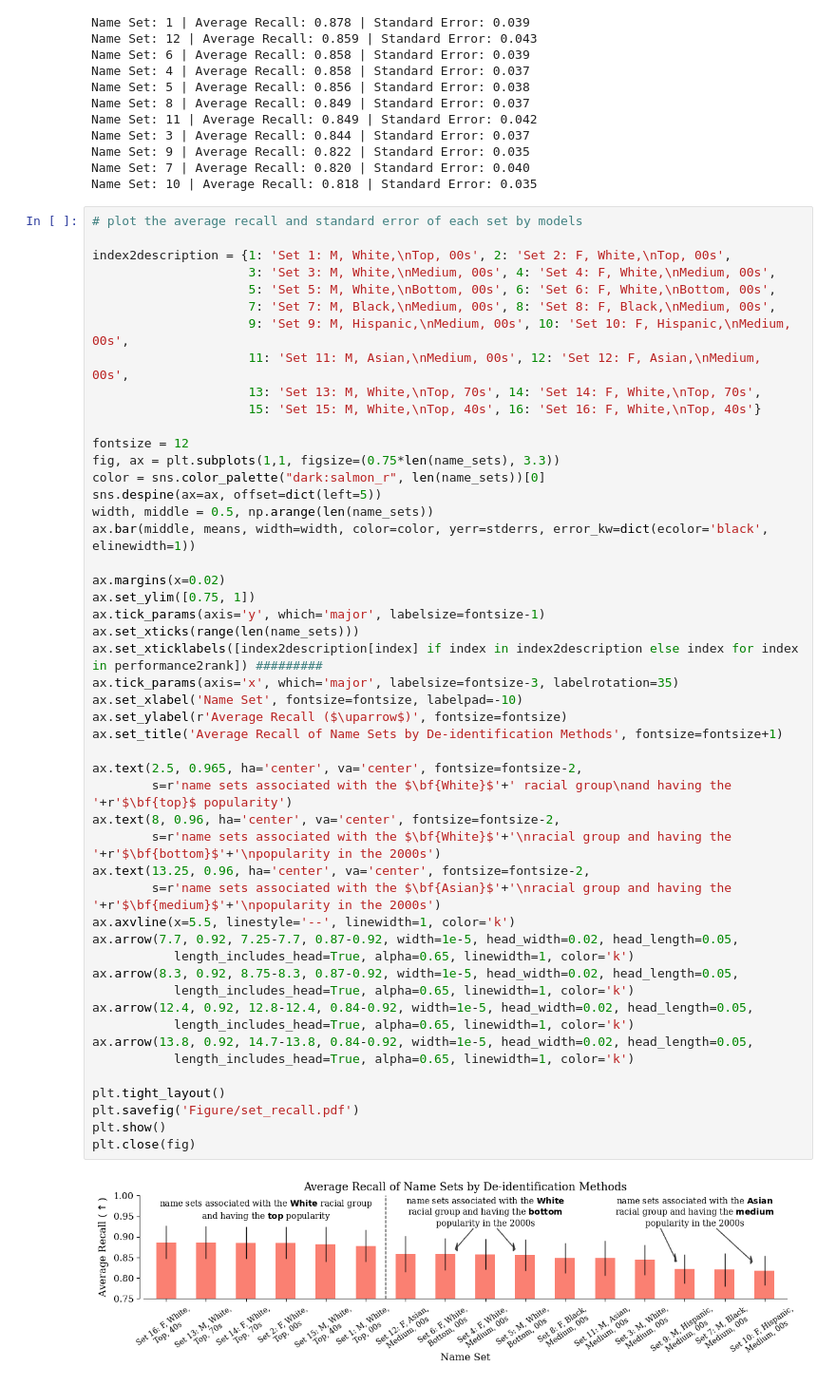
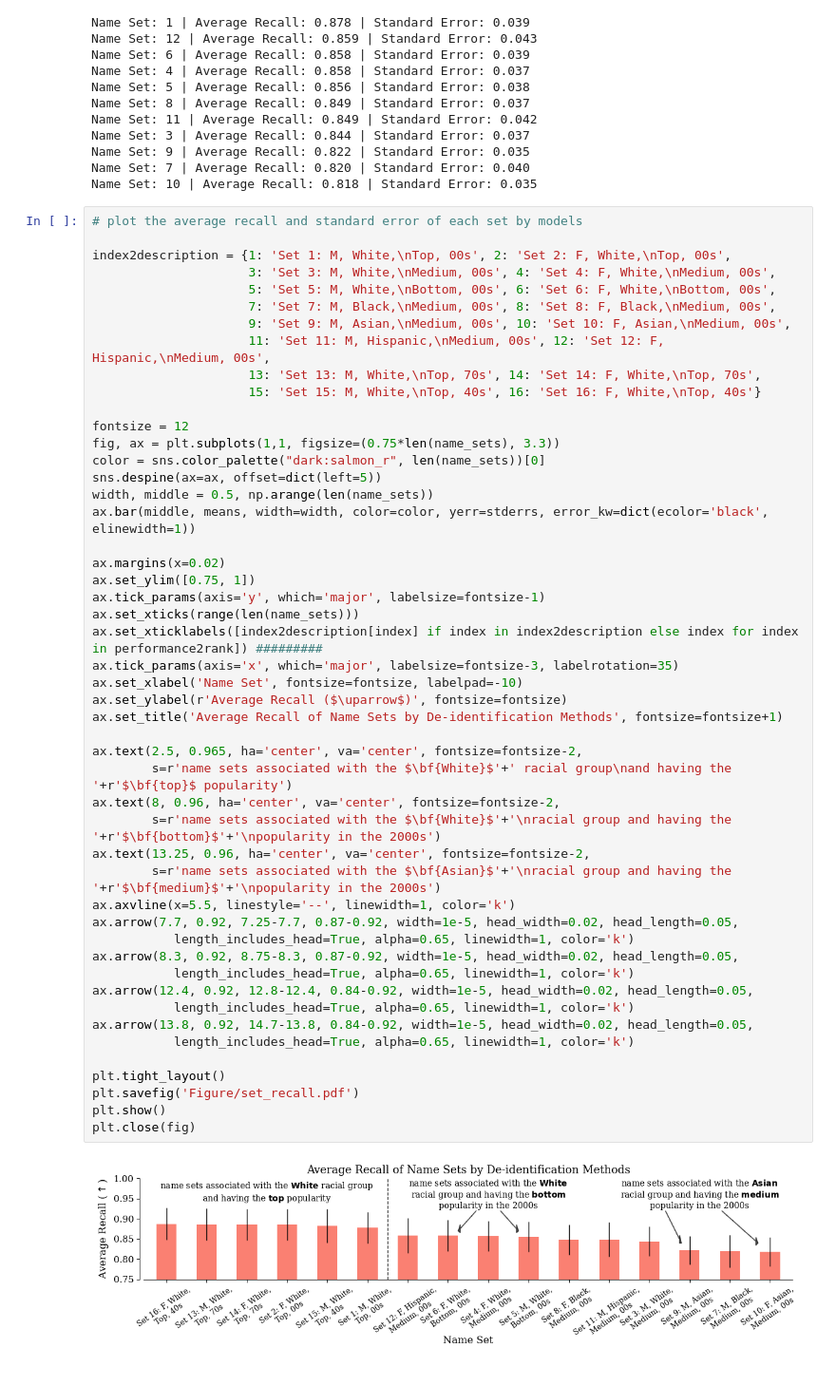
Before and after one commit to xiaoyuxin1002/bias_in_deid, a Jupyter notebook: Analysis/overall.ipynb, the cells around one changed output. Shown at 95% size. Saved outputs shown, nothing was run; the diff lists cells and outputs as text.

```diff
--- a/Analysis/overall.ipynb
+++ b/Analysis/overall.ipynb
@@ -389,8 +389,8 @@ index2description = {1: 'Set 1: M, White,\nTop, 00s', 2: 'Set 2: F, White,\nTop,
                      3: 'Set 3: M, White,\nMedium, 00s', 4: 'Set 4: F, White,\nMedium, 00s',
                      5: 'Set 5: M, White,\nBottom, 00s', 6: 'Set 6: F, White,\nBottom, 00s',
                      7: 'Set 7: M, Black,\nMedium, 00s', 8: 'Set 8: F, Black,\nMedium, 00s',
-                     9: 'Set 9: M, Hispanic,\nMedium, 00s', 10: 'Set 10: F, Hispanic,\nMedium, 00s',
-                     11: 'Set 11: M, Asian,\nMedium, 00s', 12: 'Set 12: F, Asian,\nMedium, 00s',
+                     9: 'Set 9: M, Asian,\nMedium, 00s', 10: 'Set 10: F, Asian,\nMedium, 00s',
+                     11: 'Set 11: M, Hispanic,\nMedium, 00s', 12: 'Set 12: F, Hispanic,\nMedium, 00s',
                      13: 'Set 13: M, White,\nTop, 70s', 14: 'Set 14: F, White,\nTop, 70s',
                      15: 'Set 15: M, White,\nTop, 40s', 16: 'Set 16: F, White,\nTop, 40s'}
 
@@ -405,31 +405,31 @@ ax.margins(x=0.02)
 ax.set_ylim([0.75, 1])
 ax.tick_params(axis='y', which='major', labelsize=fontsize-1)
 ax.set_xticks(range(len(name_sets)))
 ax.set_xticklabels([index2description[index] if index in index2description else index for index in performance2rank]) #########
 ax.tick_params(axis='x', which='major', labelsize=fontsize-3, labelrotation=35)
 ax.set_xlabel('Name Set', fontsize=fontsize, labelpad=-10)
 ax.set_ylabel(r'Average Recall ($\uparrow$)', fontsize=fontsize)
 ax.set_title('Average Recall of Name Sets by De-identification Methods', fontsize=fontsize+1)
 
 ax.text(2.5, 0.965, ha='center', va='center', fontsize=fontsize-2,
         s=r'name sets associated with the $\bf{White}$'+' racial group\nand having the '+r'$\bf{top}$ popularity')
 ax.text(8, 0.96, ha='center', va='center', fontsize=fontsize-2,
         s=r'name sets associated with the $\bf{White}$'+'\nracial group and having the '+r'$\bf{bottom}$'+'\npopularity in the 2000s')
 ax.text(13.25, 0.96, ha='center', va='center', fontsize=fontsize-2,
         s=r'name sets associated with the $\bf{Asian}$'+'\nracial group and having the '+r'$\bf{medium}$'+'\npopularity in the 2000s')
 ax.axvline(x=5.5, linestyle='--', linewidth=1, color='k')
 ax.arrow(7.7, 0.92, 7.25-7.7, 0.87-0.92, width=1e-5, head_width=0.02, head_length=0.05,
            length_includes_head=True, alpha=0.65, linewidth=1, color='k')
 ax.arrow(8.3, 0.92, 8.75-8.3, 0.87-0.92, width=1e-5, head_width=0.02, head_length=0.05,
            length_includes_head=True, alpha=0.65, linewidth=1, color='k')
 ax.arrow(12.4, 0.92, 12.8-12.4, 0.84-0.92, width=1e-5, head_width=0.02, head_length=0.05,
            length_includes_head=True, alpha=0.65, linewidth=1, color='k')
 ax.arrow(13.8, 0.92, 14.7-13.8, 0.84-0.92, width=1e-5, head_width=0.02, head_length=0.05,
            length_includes_head=True, alpha=0.65, linewidth=1, color='k')
 
 plt.tight_layout()
 plt.savefig('Figure/set_recall.pdf')
 plt.show()
 plt.close(fig)
 # %% [output]
-[figure, old version]
+[figure, new version]
```
Also changed, not shown: 3 other files.
